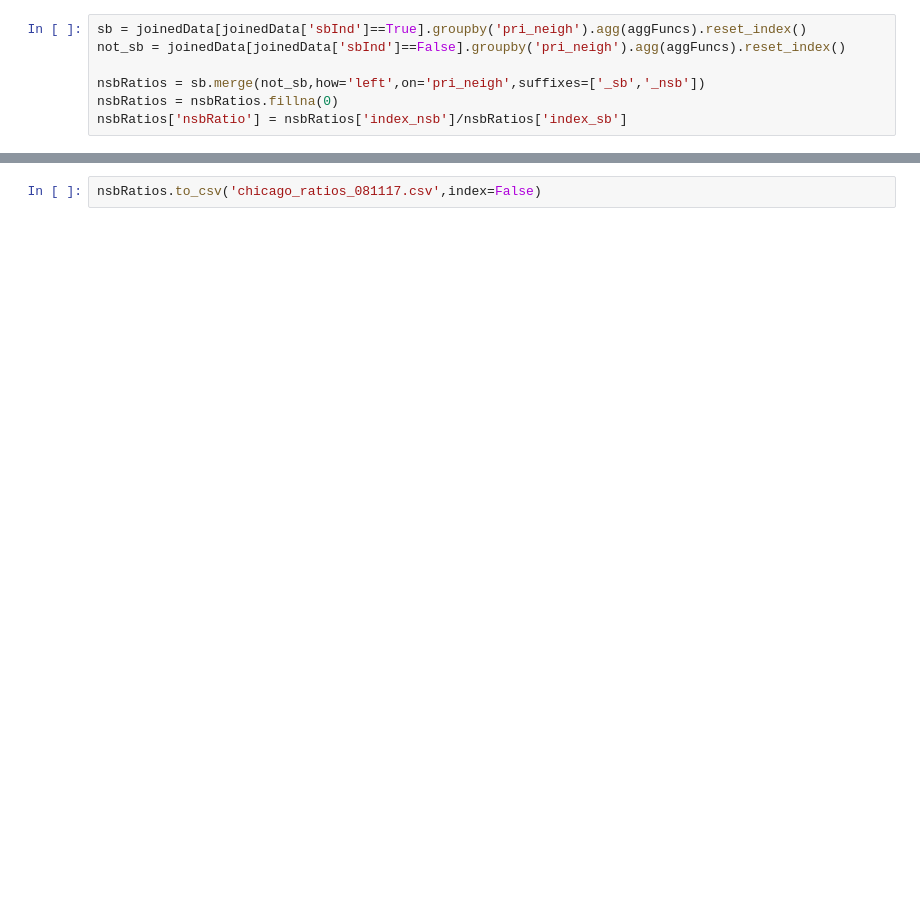
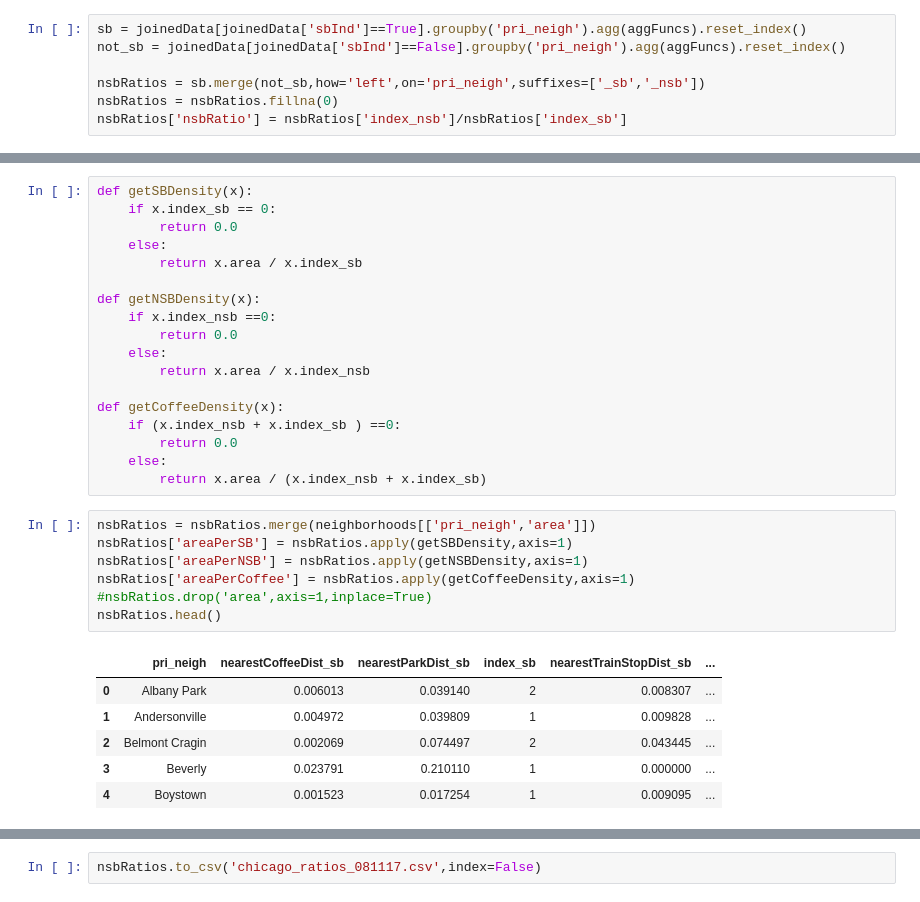
Before and after one commit to BEugeneSmith/Neighborhood-Coffee-Study, a Jupyter notebook: working/coffee/debug_chicago.ipynb, the cells around one changed output, grey strips where cells are left out. Saved outputs shown, nothing was run; the diff lists cells and outputs as text; blank space fills up the shorter version.

```diff
--- a/working/coffee/debug_chicago.ipynb
+++ b/working/coffee/debug_chicago.ipynb
@@ -105,3 +130,35 @@ nsbRatios.sort_values('nsbRatio',ascending=False).head(10)
+# %%
+def getSBDensity(x):
+    if x.index_sb == 0:
+        return 0.0
+    else:
+        return x.area / x.index_sb
+
+def getNSBDensity(x):
+    if x.index_nsb ==0:
+        return 0.0
+    else:
+        return x.area / x.index_nsb
+
+def getCoffeeDensity(x):
+    if (x.index_nsb + x.index_sb ) ==0:
+        return 0.0
+    else:
+        return x.area / (x.index_nsb + x.index_sb)
+# %%
+nsbRatios = nsbRatios.merge(neighborhoods[['pri_neigh','area']])
+nsbRatios['areaPerSB'] = nsbRatios.apply(getSBDensity,axis=1)
+nsbRatios['areaPerNSB'] = nsbRatios.apply(getNSBDensity,axis=1)
+nsbRatios['areaPerCoffee'] = nsbRatios.apply(getCoffeeDensity,axis=1)
+#nsbRatios.drop('area',axis=1,inplace=True)
+nsbRatios.head()
+# %% [output]
+|  | pri_neigh | nearestCoffeeDist_sb | nearestParkDist_sb | index_sb | nearestTrainStopDist_sb | ... |
+| 0 | Albany Park | 0.006013 | 0.039140 | 2 | 0.008307 | ... |
+| 1 | Andersonville | 0.004972 | 0.039809 | 1 | 0.009828 | ... |
+| 2 | Belmont Cragin | 0.002069 | 0.074497 | 2 | 0.043445 | ... |
+| 3 | Beverly | 0.023791 | 0.210110 | 1 | 0.000000 | ... |
+| 4 | Boystown | 0.001523 | 0.017254 | 1 | 0.009095 | ... |
 # %%
 Chart(nsbRatios[['nsbRatio']]).mark_bar().encode(
     x=X('nsbRatio',
```
Also changed, not shown: parts of 10 cells of this notebook, 4 other files.
